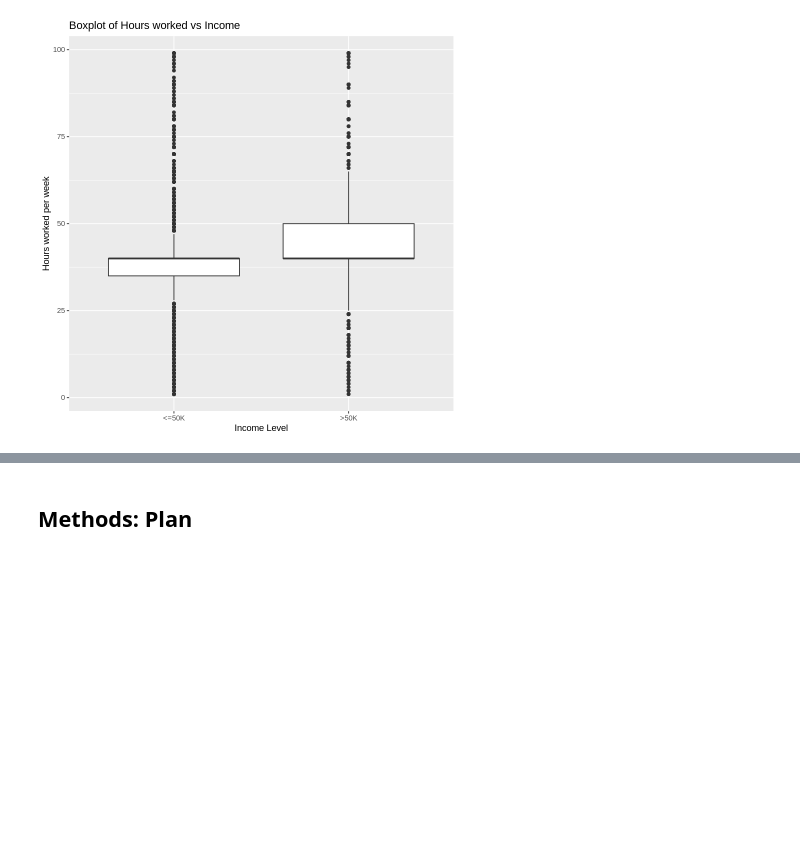
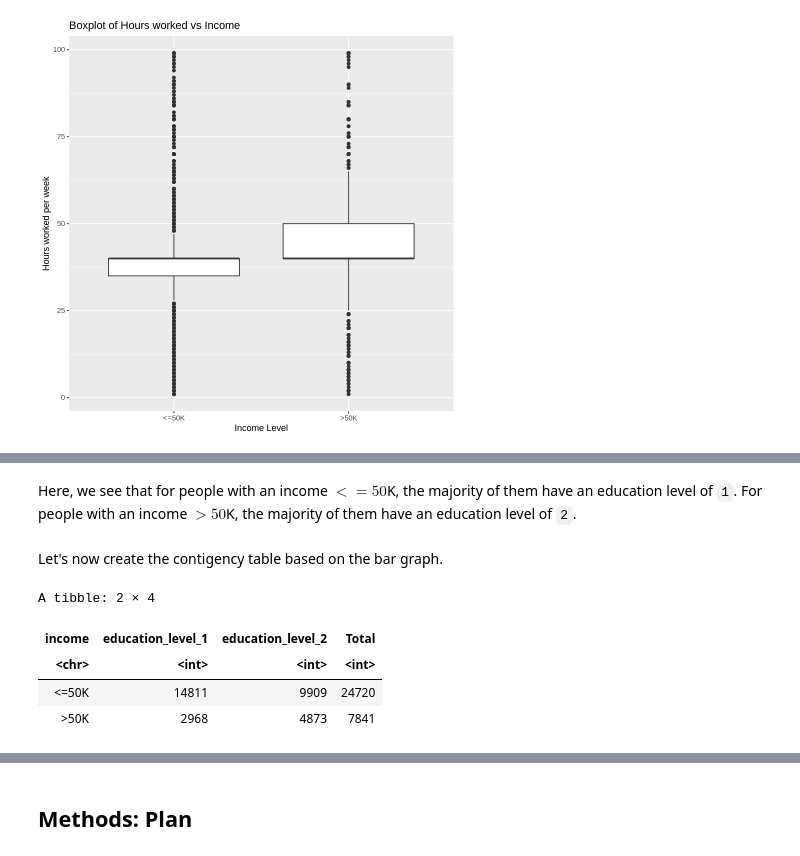
Before and after one commit to ggzggzggzggz/stat-201-2023w1-group-019, a Jupyter notebook: proposal_project.ipynb, the cells around one changed output, grey strips where cells are left out. Cells and saved outputs as stored; diff of their text form; code cells hidden in the pictures; blank space fills up the shorter version.

```diff
--- a/proposal_project.ipynb
+++ b/proposal_project.ipynb
@@ -152,0 +187,18 @@ The estimate for mean of hours worked per week for people with an income greater
+# %% [markdown]
+Here, we see that for people with an income $<=50$K, the majority of them have an education level of `1`. For people with an income $>50$K, the majority of them have an education level of `2`.
+# %% [markdown]
+Let's now create the contigency table based on the bar graph.
+# %%
+work_data_edu_income_table <-work_data_income_edu |>
+group_by(income) |>
+summarize(education_level_1 = sum(education_level == 1),
+          education_level_2 = sum(education_level == 2),
+          Total = n())
+
+work_data_edu_income_table
+# %% [output]
+A tibble: 2 × 4
+| income | education_level_1 | education_level_2 | Total |
+| <chr> | <int> | <int> | <int> |
+| <=50K | 14811 | 9909 | 24720 |
+| >50K | 2968 | 4873 | 7841 |
```
Also changed, not shown: parts of 19 cells of this notebook.
